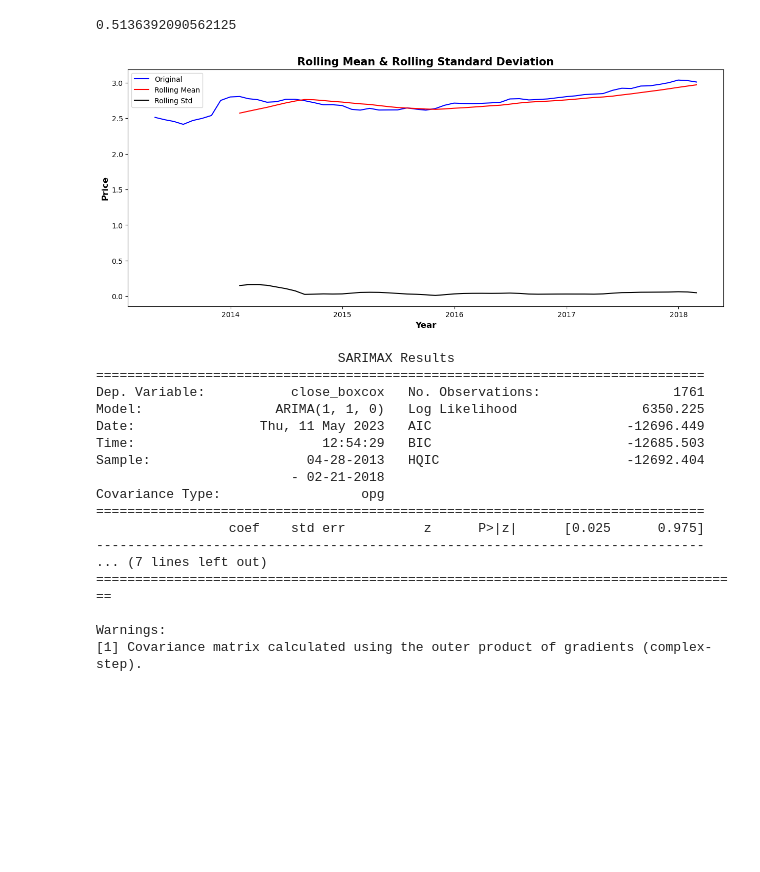
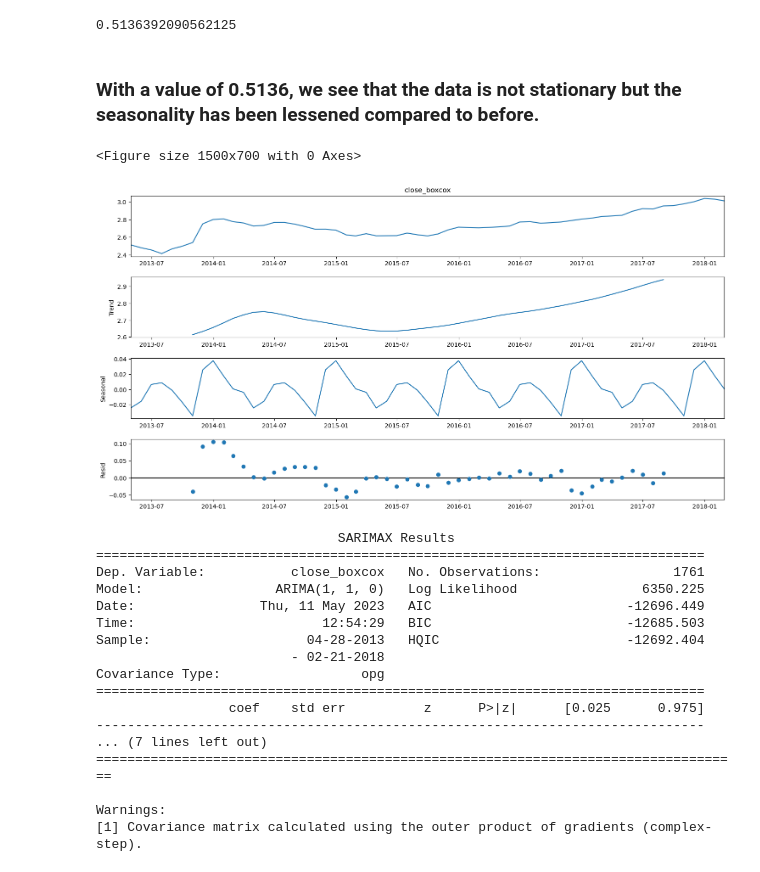
Before and after one commit to alliajagbe/crypto-prediction, a Jupyter notebook: crypto.ipynb, the cells around one changed output. Cells and saved outputs as stored; diff of their text form; code cells hidden in the pictures; blank space fills up the shorter version.

```diff
--- a/crypto.ipynb
+++ b/crypto.ipynb
@@ -140,23 +157,18 @@ Lambda: -0.313277
 adfuller(btc_month['close_boxcox'])[1]
 # %% [output]
 0.5136392090562125
-# %%
-# plotting rolling average and rolling standard deviation
-window_size = 10
-rolling_mean = btc_month['close_boxcox'].rolling(window=window_size).mean()
-rolling_std = btc_month['close_boxcox'].rolling(window=window_size).std()
-
-plt.figure(figsize=(15,6))
-plt.plot(btc_month['close_boxcox'], color='blue', label='Original')
-plt.plot(rolling_mean, color='red', label='Rolling Mean')
-plt.plot(rolling_std, color='black', label='Rolling Std')
-plt.legend(loc='best')
-plt.title('Rolling Mean & Rolling Standard Deviation', fontsize=15, fontweight='bold')
-plt.xlabel('Year', fontsize=12, fontweight='bold')
-plt.ylabel('Price', fontsize=12, fontweight='bold')
-plt.show()
-# %% [output]
-[figure, removed]
+# %% [markdown]
+### With a value of 0.5136, we see that the data is not stationary but the seasonality has been lessened compared to before.
+# %%
+# using seasonal decomposition to remove seasonality
+decomposition = seasonal_decompose(btc_month['close_boxcox'], model='additive', period=12)
+fig = plt.figure()
+fig = decomposition.plot()
+fig.set_size_inches(15, 8)
+plt.show()
+# %% [output]
+<Figure size 1500x700 with 0 Axes>
+[figure, added]
 # %%
 # fitting an arima model
 model = ARIMA(btc['close_boxcox'], order=(1, 1, 0))
```
Also changed, not shown: parts of 1 cell of this notebook.
